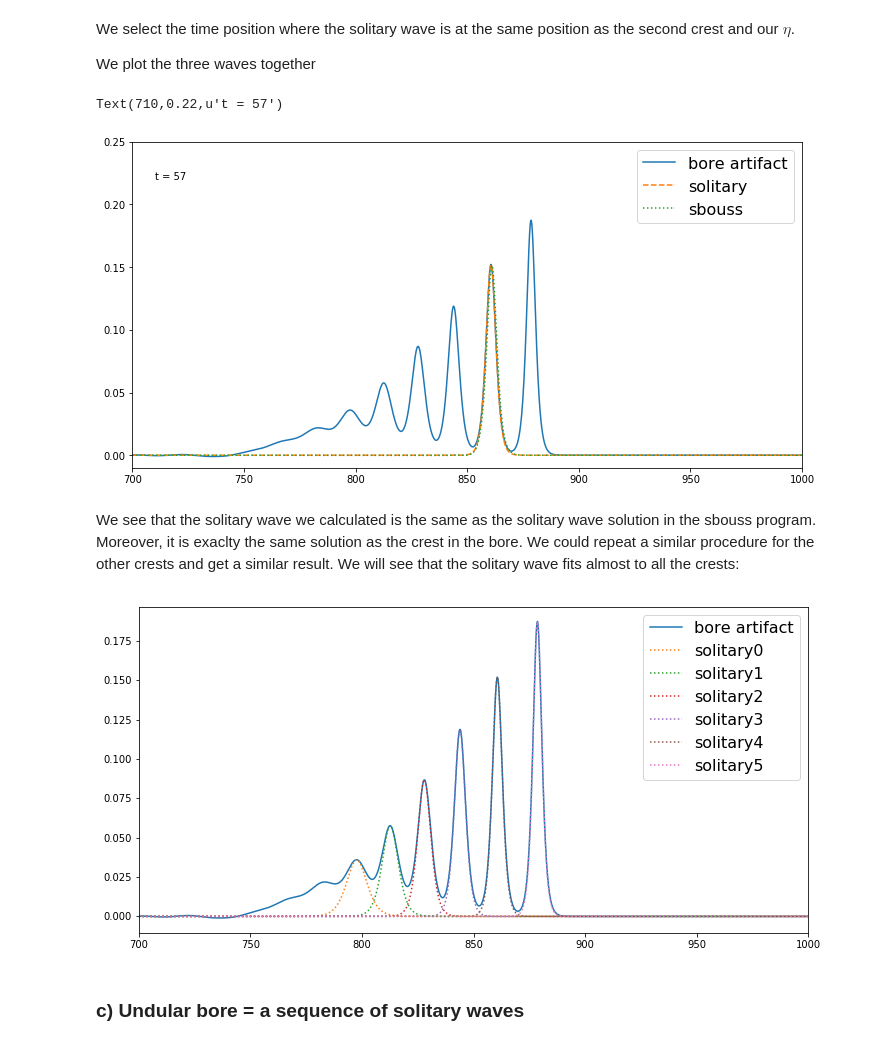
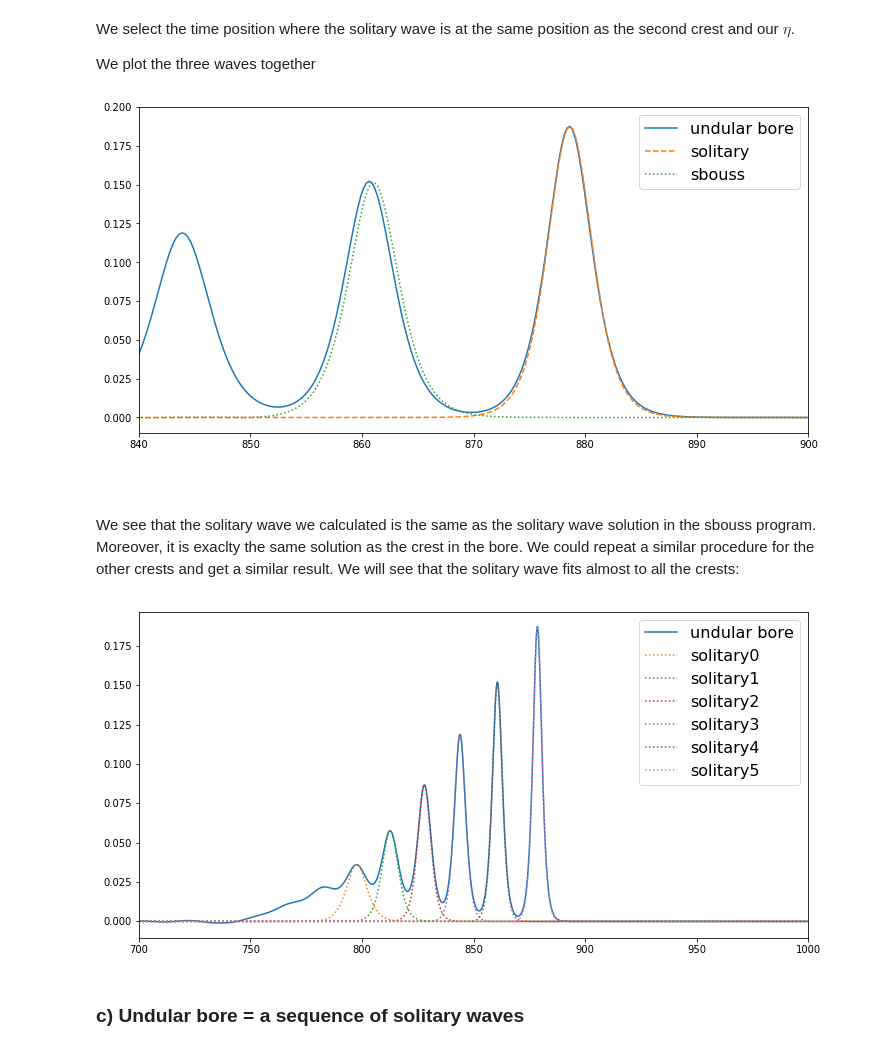
Before and after one commit to Reyna-RT/MEK9320, a Jupyter notebook: Second Assignment results.ipynb, the cells around one changed output. Drawn from its saved outputs; the diff is of its cells as text; code cells hidden in the pictures.

```diff
--- a/Second Assignment results.ipynb
+++ b/Second Assignment results.ipynb
@@ -1043,23 +1043,22 @@ We plot the three waves together
 # %%
 fig1 = plt.figure(figsize=(12, 6))
 ax1 = fig1.add_subplot(1, 1,1)
 c = np.loadtxt('flat_results/5b/eta57',unpack=True)
-plt.plot(b[0],b[1], label='bore artifact' )
+plt.plot(b[0],b[1], label='undular bore' )
 plt.plot(b[0],ola,'--', label='solitary')
 plt.plot(c[0],c[1],':', label='sbouss')
-plt.xlim(700,1000)
+plt.xlim(840,900)
 plt.legend(fontsize=16)
-plt.ylim(-0.01,0.25)
+plt.ylim(-0.01,0.20)
 plt.annotate('t = 57', xy=(710,0.23), fontsize=14);
 # %% [output]
-Text(710,0.22,u't = 57')
-[figure, old version]
+[figure, new version]
 # %% [markdown]
 We see that the solitary wave we calculated is the same as the solitary wave solution in the sbouss program. Moreover, it is exaclty the same solution as the crest in the bore. We could repeat a similar procedure for the other crests and get a similar result. We will see that the solitary wave fits almost to all the crests:
 # %%
 fig1 = plt.figure(figsize=(12, 6))
 ax1 = fig1.add_subplot(1, 1,1)
-plt.plot(b[0],b[1], label='bore artifact' )
+plt.plot(b[0],b[1], label='undular bore' )
 ond = [780,800,820,830,850,870,900]
 for i in range(6):
     crest = max(b[1][4*ond[i]:4*ond[i+1]])
@@ -1071,7 +1070,7 @@ for i in range(6):
 plt.xlim(700,1000)
 plt.legend(fontsize=16);
 # %% [output]
-[figure, old version]
+[figure, new version]
 # %% [markdown]
 ### c) Undular bore = a sequence of solitary waves
 # %% [markdown]
```
Also changed, not shown: parts of 4 cells of this notebook.
